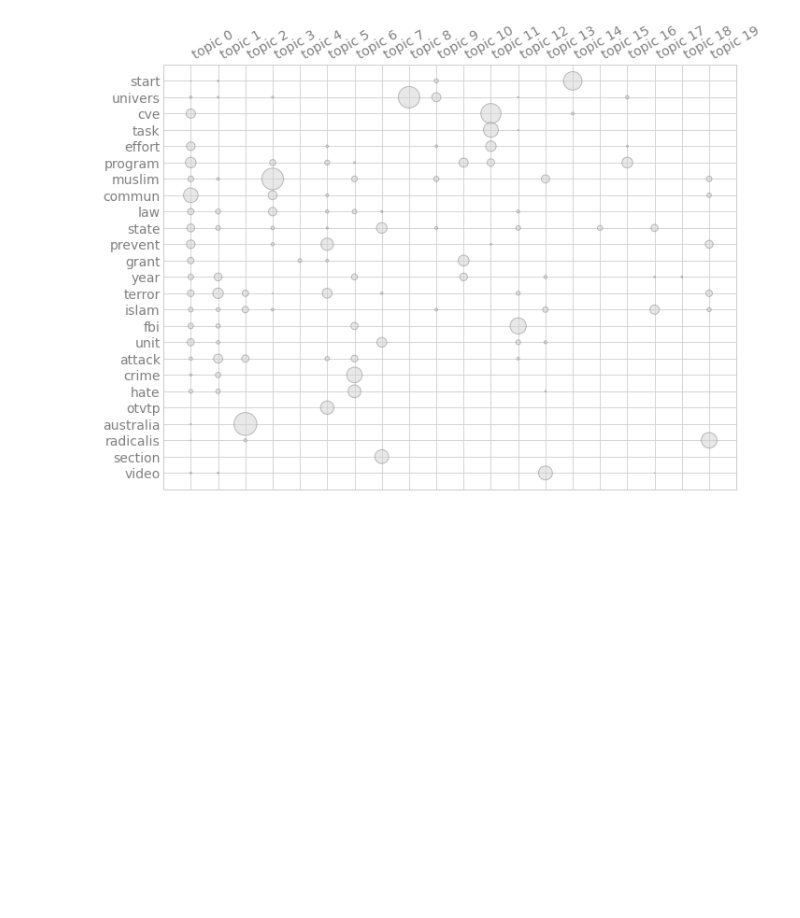
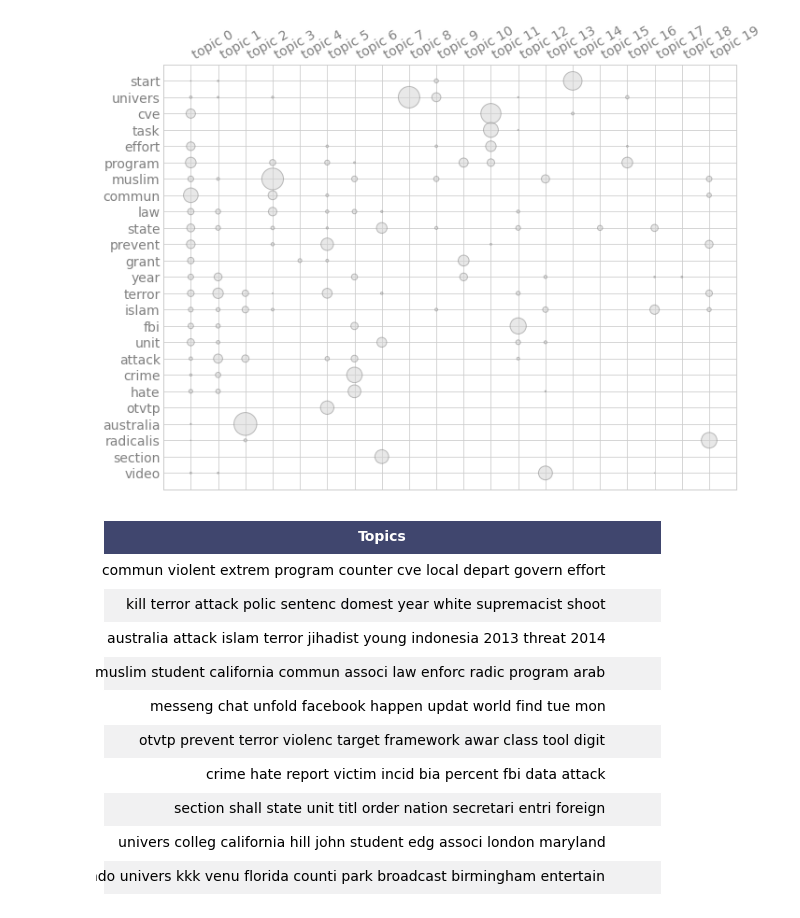
Before and after one commit to jennettageorge/UnsupervisedTopicModeling, a Jupyter notebook: Topic-Modeling.ipynb, the cells around one changed output. Drawn from its saved outputs; the diff is of its cells as text; code cells hidden in the pictures; blank space fills up the shorter version.

Commit message:
updated topic list in readme

```diff
--- a/Topic-Modeling.ipynb
+++ b/Topic-Modeling.ipynb
@@ -315,9 +313,11 @@ model.fit(doc_term_matrix)
 #print (model)
 
 doc_topic_matrix = model.transform(doc_term_matrix)
+nmf_topics = []
 for topic_idx, top_terms in model.top_topic_terms(vectorizer.id_to_term, topics=[0,1,2,3,4,5,6,7,8,9]):
-          print('topic', topic_idx, ':', '   '.join(top_terms))
-
+    topic = ' '.join(top_terms)
+    print('topic', topic_idx, ':',topic )
+    nmf_topics.append(topic)
 for i, val in enumerate(model.topic_weights(doc_topic_matrix)):
     print(i, val)
 # %% [output]
@@ -345,3 +345,9 @@ topic_model = model.termite_plot(doc_term_matrix, vectorizer.id_to_term, topics=
 # %%
 fig = topic_model.get_figure()
 fig.savefig('topicmodel.png')
+# %%
+nmf_df = pd.DataFrame(nmf_topics,columns=['Topics'])
+# %%
+X = render_mpl_table(nmf_df, header_columns=0, col_width=10.0)
+# %% [output]
+[figure, added]
```
Also changed, not shown: parts of 3 cells of this notebook, 1 other file.
